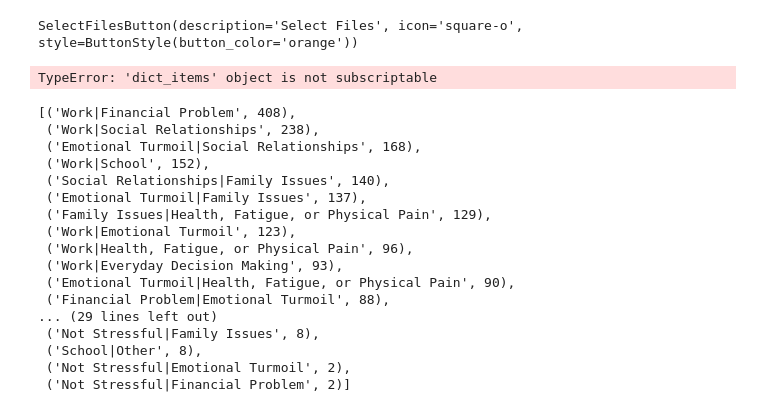
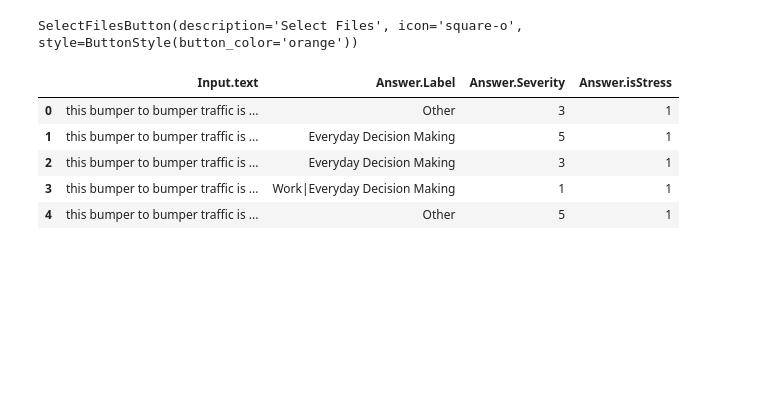
Before and after one commit to PervasiveWellbeingTech/Popbots-mTurk-HITS, a Jupyter notebook: mturk-automation/pair_analysis.ipynb, the cells around one changed output. Saved outputs shown, nothing was run; the diff lists cells and outputs as text; code cells hidden in the pictures; blank space fills up the shorter version.

```diff
--- a/mturk-automation/pair_analysis.ipynb
+++ b/mturk-automation/pair_analysis.ipynb
@@ -59,3 +57,23 @@ main_dict = pd.read_csv(my_button_1.files[0]).loc[ : , ["Input.text","Answer.Lab
+# %%
+main_dict = pd.read_csv(my_button_1.files[0]).loc[ : , ["Input.text","Answer.Label", "Answer.Severity", "Answer.isStress"]]
+for i, row in main_dict.iterrows():
+        if '|' not in row['Answer.Label'] and 'Not Stressful' in row['Answer.Label']:
+             main_dict.at[i,'Answer.Label'] = 'Other'
+        elif '|' in row['Answer.Label']:
+            label1, label2 = row['Answer.Label'].split('|')
+            if label1 == 'Not Stressful' and label2 != 'Other':
+                main_dict.at[i,'Answer.Label'] = 'Other|' + label2
+            elif label1 == 'Not Stressful' and label2 == 'Other':
+                main_dict.at[i,'Answer.Label'] =  label2
+# %%
+main_dict[:5]
+# %% [output]
+|  | Input.text | Answer.Label | Answer.Severity | Answer.isStress |
+| 0 | this bumper to bumper traffic is ... | Other | 3 | 1 |
+| 1 | this bumper to bumper traffic is ... | Everyday Decision Making | 5 | 1 |
+| 2 | this bumper to bumper traffic is ... | Everyday Decision Making | 3 | 1 |
+| 3 | this bumper to bumper traffic is ... | Work|Everyday Decision Making | 1 | 1 |
+| 4 | this bumper to bumper traffic is ... | Other | 5 | 1 |
 # %%
 counts_dictionary = {}
 for label in main_dict['Answer.Label'].tolist():
@@ -63,29 +81,3 @@ for label in main_dict['Answer.Label'].tolist():
         if label not in counts_dictionary:
             counts_dictionary[label] = 0
         counts_dictionary[label] += 1
-# %%
-dictionary_items = counts_dictionary.items()
-
-dict_tuples = sorted([item for item in counts_dictionary.items()], key=lambda item: item[1], reverse=True)
-# %% [output]
-TypeError: 'dict_items' object is not subscriptable
-# %%
-dict_tuples
-# %% [output]
-[('Work|Financial Problem', 408),
- ('Work|Social Relationships', 238),
- ('Emotional Turmoil|Social Relationships', 168),
- ('Work|School', 152),
- ('Social Relationships|Family Issues', 140),
- ('Emotional Turmoil|Family Issues', 137),
- ('Family Issues|Health, Fatigue, or Physical Pain', 129),
- ('Work|Emotional Turmoil', 123),
- ('Work|Health, Fatigue, or Physical Pain', 96),
- ('Work|Everyday Decision Making', 93),
- ('Emotional Turmoil|Health, Fatigue, or Physical Pain', 90),
- ('Financial Problem|Emotional Turmoil', 88),
-... (29 lines left out)
- ('Not Stressful|Family Issues', 8),
- ('School|Other', 8),
- ('Not Stressful|Emotional Turmoil', 2),
- ('Not Stressful|Financial Problem', 2)]
```
Also changed, not shown: parts of 25 cells of this notebook.
